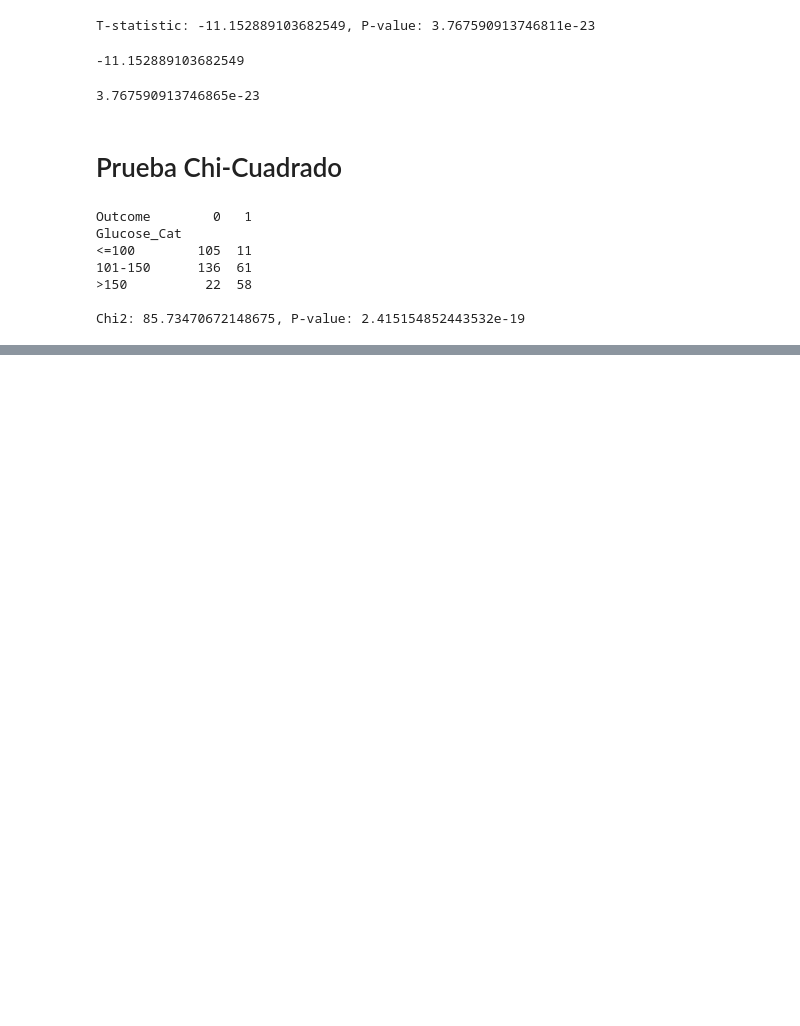
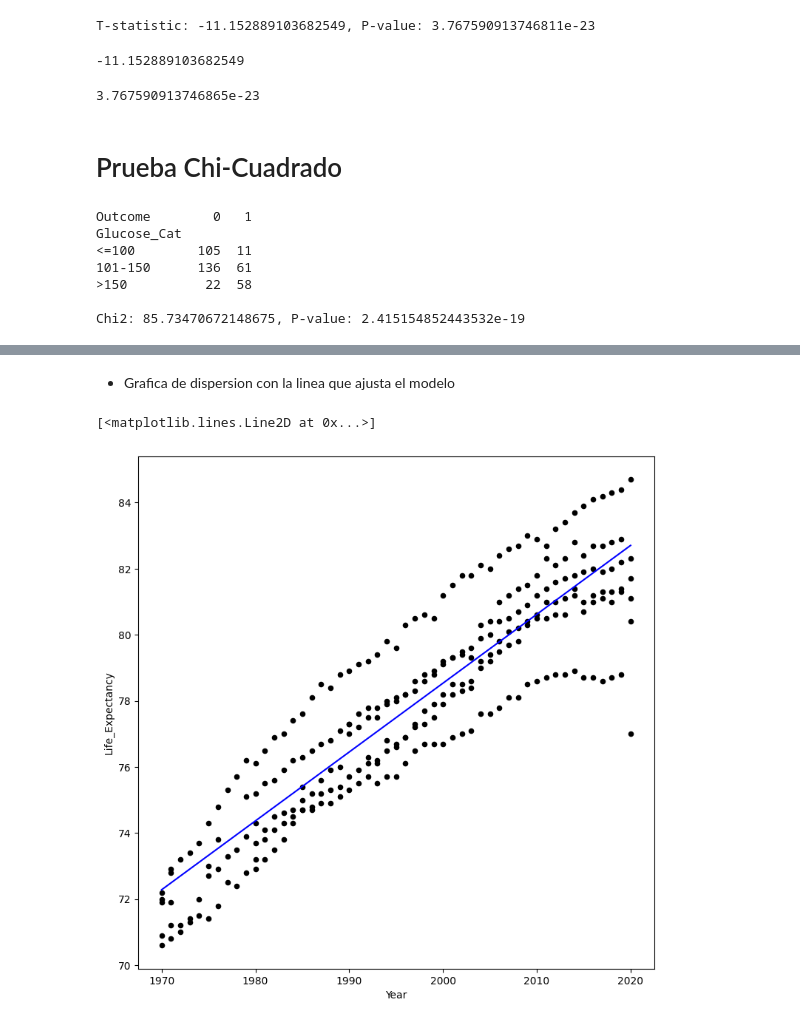
Before and after one commit to nicolahoz/PyEFinal, a Jupyter notebook: DiabetesStudy.ipynb, the cells around one changed output, grey strips where cells are left out. Cells and saved outputs as stored; diff of their text form; code cells hidden in the pictures; blank space fills up the shorter version.

```diff
--- a/DiabetesStudy.ipynb
+++ b/DiabetesStudy.ipynb
@@ -175,0 +174,6 @@ plt.show()
+# %%
+prediction = ln.predict(X = X)
+
+residuals = y - prediction
+
+residuals.describe()
@@ -175,0 +190,8 @@ plt.show()
+# %% [markdown]
+* Grafica de dispersion con la linea que ajusta el modelo
+# %%
+sbnData.plot(kind="scatter", x="Year", y="Life_Expectancy", figsize=(9,9), color="black")
+plt.plot(X, prediction, color="blue")
+# %% [output]
+[<matplotlib.lines.Line2D at 0x...>]
+[figure, added]
```
Also changed, not shown: parts of 15 cells of this notebook.
